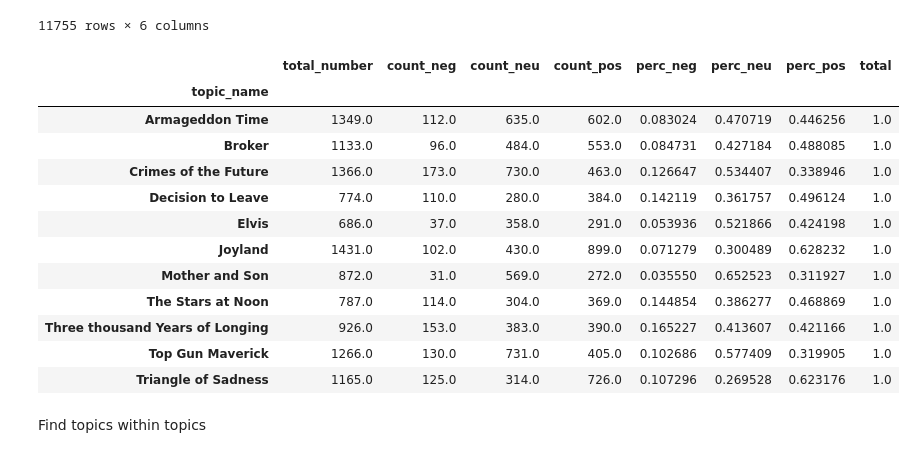
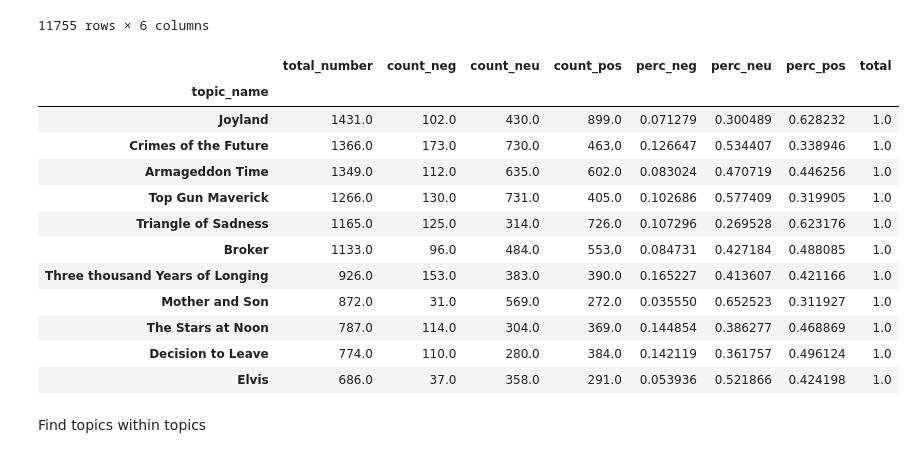
Before and after one commit to amyyunekim/Course_5_NLP, a Jupyter notebook: code/nlp_cannes.ipynb, the cells around one changed output. Cells and saved outputs as stored; diff of their text form; code cells hidden in the pictures.

```diff
--- a/code/nlp_cannes.ipynb
+++ b/code/nlp_cannes.ipynb
@@ -777,21 +717,21 @@ df_movie_cleaned.iloc[:,3:].sort_values(by='pos', ascending = False)
 | 29180 | kylie and her remix classicsremixed | 0.000 | 1.000 | 0.0 | 0.0000 | (kylie, and, her, remix, classics... |
 11755 rows × 6 columns
 # %%
-df_movie_cleaned.groupby('topic_name').apply(compute_metrics)
+df_movie_cleaned.groupby('topic_name').apply(compute_metrics).sort_values(by='total_number',ascending=False)
 # %% [output]
 |  | total_number | count_neg | count_neu | count_pos | perc_neg | perc_neu | perc_pos | total |
 | topic_name |  |  |  |  |  |  |  |  |
+| Joyland | 1431.0 | 102.0 | 430.0 | 899.0 | 0.071279 | 0.300489 | 0.628232 | 1.0 |
+| Crimes of the Future | 1366.0 | 173.0 | 730.0 | 463.0 | 0.126647 | 0.534407 | 0.338946 | 1.0 |
 | Armageddon Time | 1349.0 | 112.0 | 635.0 | 602.0 | 0.083024 | 0.470719 | 0.446256 | 1.0 |
+| Top Gun Maverick | 1266.0 | 130.0 | 731.0 | 405.0 | 0.102686 | 0.577409 | 0.319905 | 1.0 |
+| Triangle of Sadness | 1165.0 | 125.0 | 314.0 | 726.0 | 0.107296 | 0.269528 | 0.623176 | 1.0 |
 | Broker | 1133.0 | 96.0 | 484.0 | 553.0 | 0.084731 | 0.427184 | 0.488085 | 1.0 |
-| Crimes of the Future | 1366.0 | 173.0 | 730.0 | 463.0 | 0.126647 | 0.534407 | 0.338946 | 1.0 |
+| Three thousand Years of Longing | 926.0 | 153.0 | 383.0 | 390.0 | 0.165227 | 0.413607 | 0.421166 | 1.0 |
+| Mother and Son | 872.0 | 31.0 | 569.0 | 272.0 | 0.035550 | 0.652523 | 0.311927 | 1.0 |
+| The Stars at Noon | 787.0 | 114.0 | 304.0 | 369.0 | 0.144854 | 0.386277 | 0.468869 | 1.0 |
 | Decision to Leave | 774.0 | 110.0 | 280.0 | 384.0 | 0.142119 | 0.361757 | 0.496124 | 1.0 |
 | Elvis | 686.0 | 37.0 | 358.0 | 291.0 | 0.053936 | 0.521866 | 0.424198 | 1.0 |
-| Joyland | 1431.0 | 102.0 | 430.0 | 899.0 | 0.071279 | 0.300489 | 0.628232 | 1.0 |
-| Mother and Son | 872.0 | 31.0 | 569.0 | 272.0 | 0.035550 | 0.652523 | 0.311927 | 1.0 |
-| The Stars at Noon | 787.0 | 114.0 | 304.0 | 369.0 | 0.144854 | 0.386277 | 0.468869 | 1.0 |
-| Three thousand Years of Longing | 926.0 | 153.0 | 383.0 | 390.0 | 0.165227 | 0.413607 | 0.421166 | 1.0 |
-| Top Gun Maverick | 1266.0 | 130.0 | 731.0 | 405.0 | 0.102686 | 0.577409 | 0.319905 | 1.0 |
-| Triangle of Sadness | 1165.0 | 125.0 | 314.0 | 726.0 | 0.107296 | 0.269528 | 0.623176 | 1.0 |
 # %% [markdown]
 Find topics within topics
 # %%
```
Also changed, not shown: parts of 15 cells of this notebook, 6 other files.
